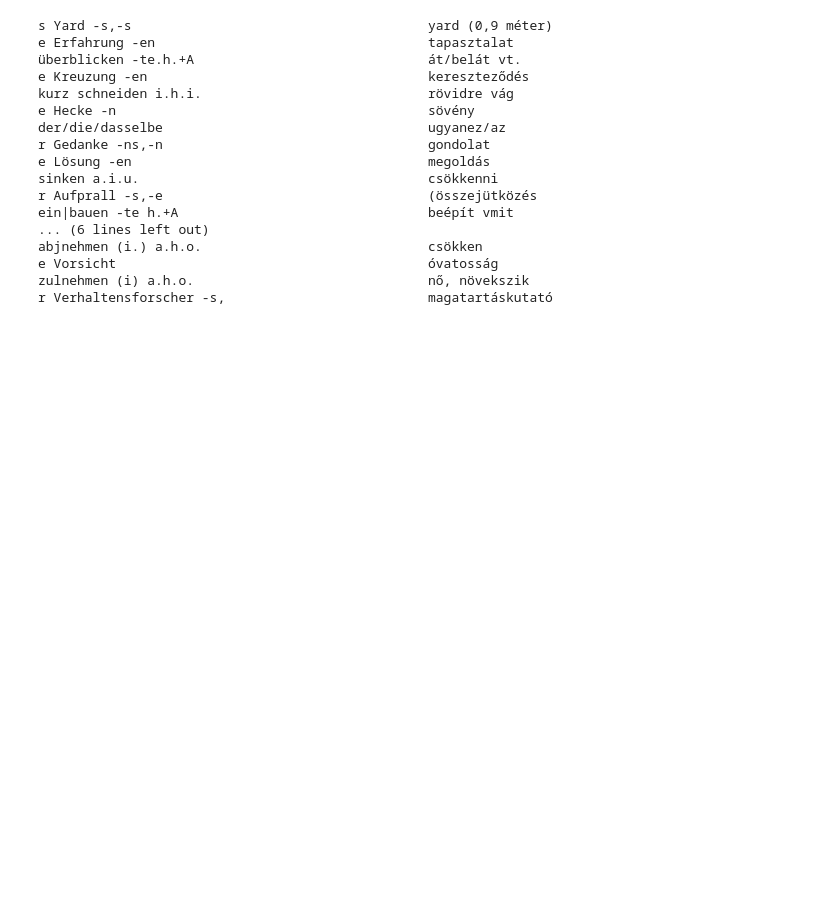
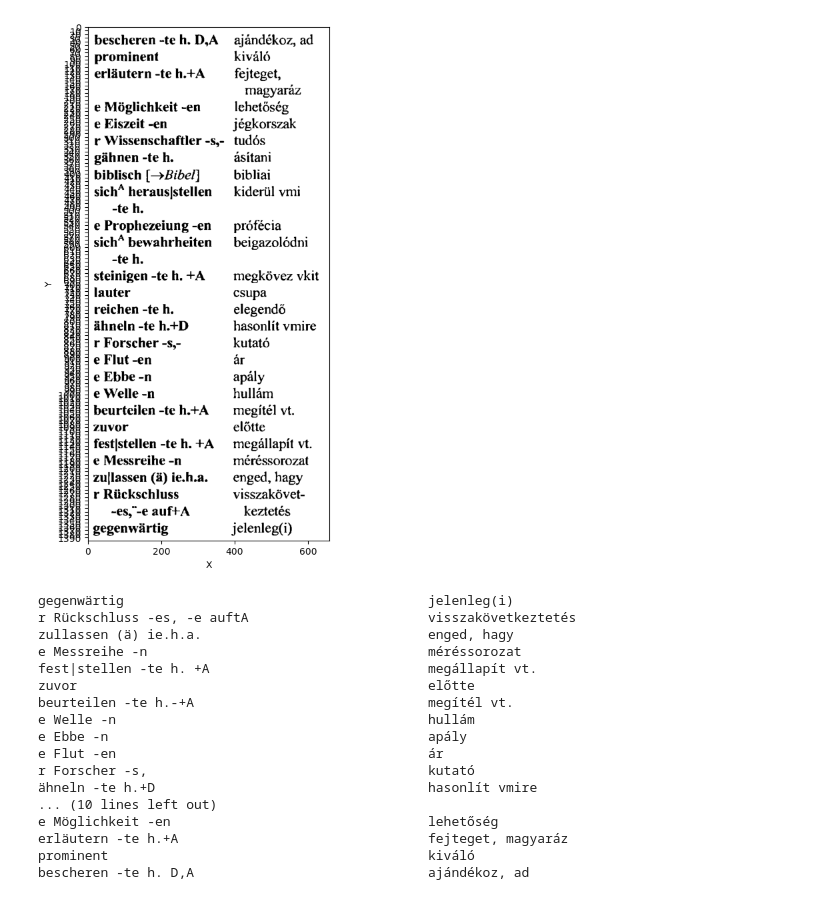
Before and after one commit to gerike3210/ocr_maklari, a Jupyter notebook: ocr_two_columns_implementation.ipynb, the cells around one changed output. Saved outputs shown, nothing was run; the diff lists cells and outputs as text; code cells hidden in the pictures; blank space fills up the shorter version.

```diff
--- a/ocr_two_columns_implementation.ipynb
+++ b/ocr_two_columns_implementation.ipynb
@@ -9,17 +9,26 @@ from IPython.display import Image, display
 # %%
 def getImgXPath(imgId):
     return f"./images/img{imgId}.jpg"
+
+def getPartImg(toCutImg, params):
+    x,y,w,h = params
+    return toCutImg[y:y+h,x:x+w]
 # %%
-def cutWordFromImage(toCutImg, params):
-    x,y,w,h = params
-    return toCutImg[y:y+h,x:x+w]
+class ResultOCR:
+    def __init__(self, text):
+        self.text = text
 
-def getPartImg(img, boundingRect):
-    x,y,w,h = boundingRect
-    return MyImage(img[y:y+h, x:x+w])
+    def removeDashEndWord(self):
+        self.text = self.text.replace('- ', '')
+        return self
 
-def removeDashEndWord(inputWord):
-    return inputWord.replace('- ', '')
+    def removeNewLine(self):
+        self.text = self.text.replace('\n', ' ')
+        return self
+
+    def cleanResult(self):
+        self = self.removeNewLine().removeDashEndWord()
+        return self.text
 # %%
 class MyImage:
     def __init__(self, img):
@@ -135,7 +144,7 @@ class OCR(MyImage):
         plt.show()
 
     def ocrWord(self, lang):
-        return pytesseract.image_to_string(self.img, config = OCR.custom_config, lang=lang)
+        return ResultOCR(pytesseract.image_to_string(self.img, config = OCR.custom_config, lang=lang))
 
     def getWordsFromColumn(self, langBoolean): # OCR at 1 column
         words = []
@@ -147,8 +156,8 @@ class OCR(MyImage):
             x, y, w, h = c
             img_dict['c'].append(c)
 
-            tmp_img = OCR(cutWordFromImage(self.original_img, c))
-            img_dict['img'].append(OCR(cutWordFromImage(self.original_img, c)))
+            tmp_img = OCR(getPartImg(self.original_img, c))
+            img_dict['img'].append(OCR(getPartImg(self.original_img, c)))
             tmp_img_x = tmp_img.connectVerticalPixels().getCnts()[0][0]
             img_dict['x'].append(tmp_img_x)
 
@@ -181,9 +190,7 @@ class OCR(MyImage):
             last_added_img = final_img.img.copy()
             final_img = final_img.resizeHeight(60).setBorder((15,15,15,15))
 
-            ocr_result = final_img.ocrWord(lang)
-            ocr_result = ocr_result.replace('\n', ' ')
-            ocr_result = removeDashEndWord(ocr_result)
+            ocr_result = final_img.ocrWord(lang).cleanResult()
             words.append(ocr_result)
 
         return words
@@ -210,26 +217,28 @@ class OCR(MyImage):
 
         return dict(my_dict)
 # %%
-img2 = cv2.imread(getImgXPath(7), cv2.IMREAD_GRAYSCALE).astype(np.uint8)
+img2 = cv2.imread(getImgXPath(10), cv2.IMREAD_GRAYSCALE).astype(np.uint8)
 
 ocrInstance = OCR(img2)
+ocrInstance.showImage()
 for key, value in ocrInstance.processTwoColumnImg().items():
     print("{:<50}{:<25}".format(key,value))
 # %% [output]
+[figure, added]
-s Yard -s,-s                                      yard (0,9 méter)
-e Erfahrung -en                                   tapasztalat
-überblicken -te.h.+A                              át/belát vt.
-e Kreuzung -en                                    kereszteződés
-kurz schneiden i.h.i.                             rövidre vág
-e Hecke -n                                        sövény
-der/die/dasselbe                                  ugyanez/az
-r Gedanke -ns,-n                                  gondolat
-e Lösung -en                                      megoldás
-sinken a.i.u.                                     csökkenni
-r Aufprall -s,-e                                  (összejütközés
-ein|bauen -te h.+A                                beépít vmit
-... (6 lines left out)
-abjnehmen (i.) a.h.o.                             csökken
-e Vorsicht                                        óvatosság
-zulnehmen (i) a.h.o.                              nő, növekszik
-r Verhaltensforscher -s,                          magatartáskutató
+gegenwärtig                                       jelenleg(i)
+r Rückschluss -es, -e auftA                       visszakövetkeztetés
+zullassen (ä) ie.h.a.                             enged, hagy
+e Messreihe -n                                    méréssorozat
+fest|stellen -te h. +A                            megállapít vt.
+zuvor                                             előtte
+beurteilen -te h.-+A                              megítél vt.
+e Welle -n                                        hullám
+e Ebbe -n                                         apály
+e Flut -en                                        ár
+r Forscher -s,                                    kutató
+ähneln -te h.+D                                   hasonlít vmire
+... (10 lines left out)
+e Möglichkeit -en                                 lehetőség
+erläutern -te h.+A                                fejteget, magyaráz
+prominent                                         kiváló
+bescheren -te h. D,A                              ajándékoz, ad
```
Also changed, not shown: parts of 1 cell of this notebook, 4 other files.
